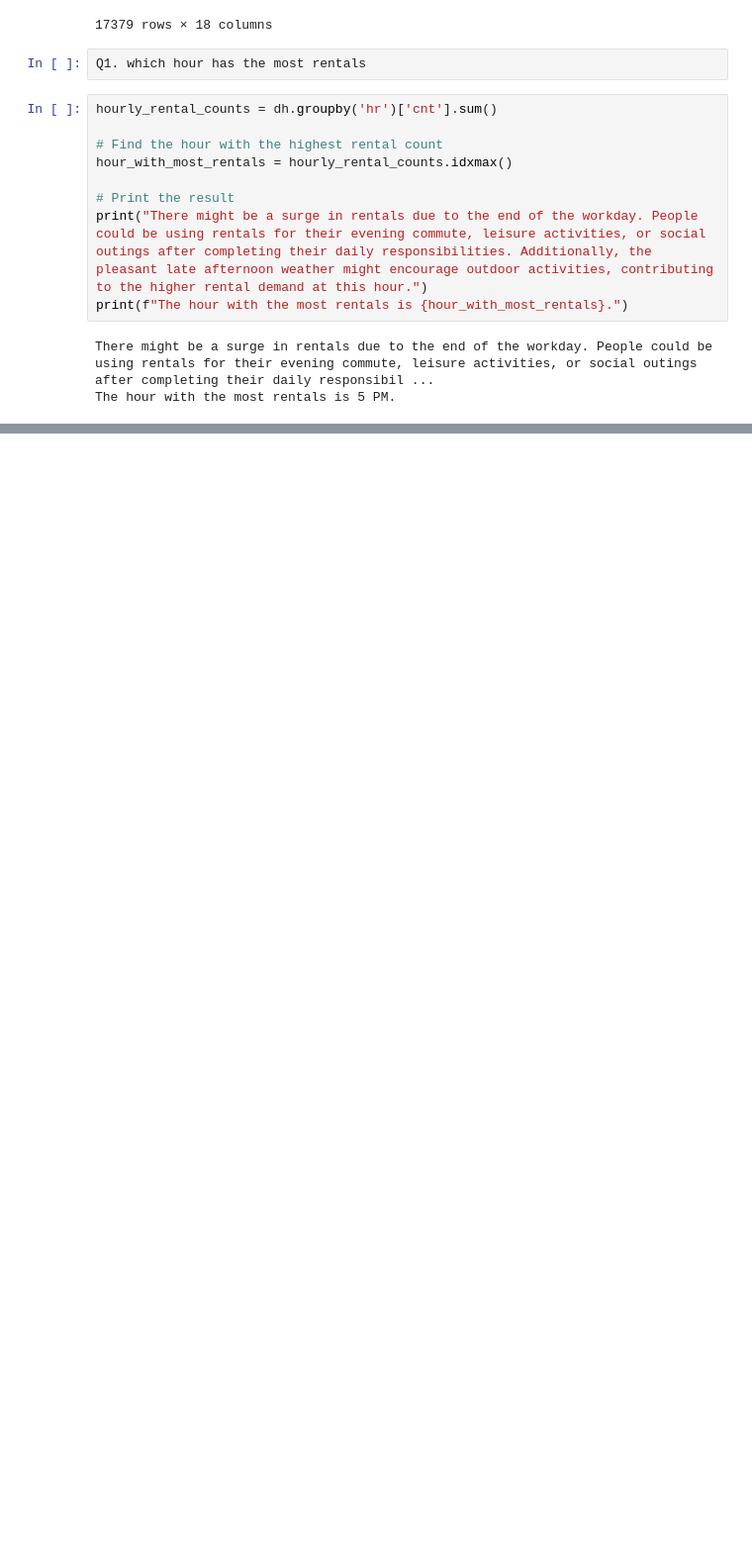
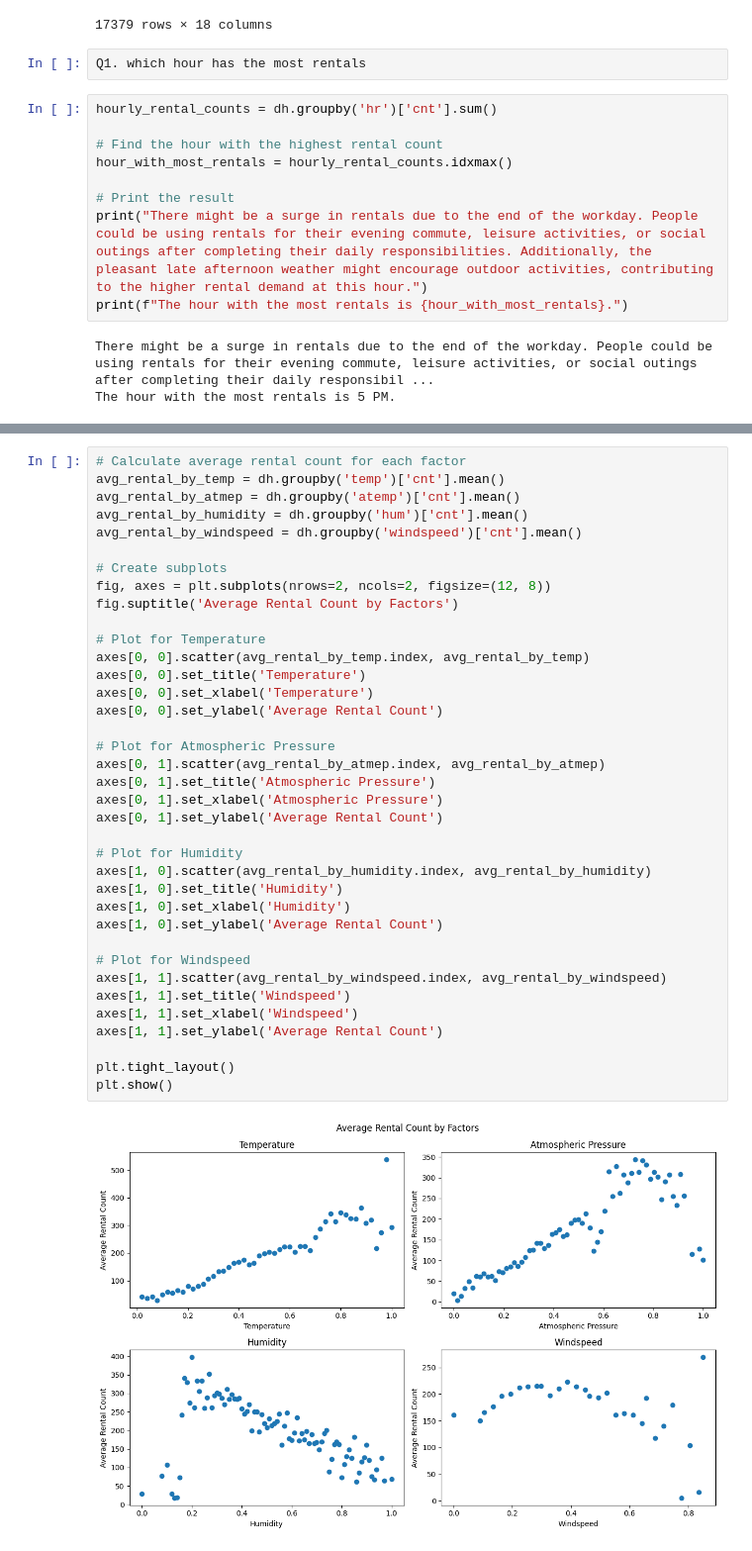
Before and after one commit to Div2707/bike-rental-analysis, a Jupyter notebook: Analysis.ipynb, the cells around one changed output, grey strips where cells are left out. Shown at 99% size. Cells and saved outputs as stored; diff of their text form; blank space fills up the shorter version.

```diff
--- a/Analysis.ipynb
+++ b/Analysis.ipynb
@@ -848,0 +929,39 @@ array([ 0,  1,  2,  3,  4,  5,  6,  7,  8,  9, 10, 11, 12, 13, 14, 15, 16,
+# %%
+# Calculate average rental count for each factor
+avg_rental_by_temp = dh.groupby('temp')['cnt'].mean()
+avg_rental_by_atmep = dh.groupby('atemp')['cnt'].mean()
+avg_rental_by_humidity = dh.groupby('hum')['cnt'].mean()
+avg_rental_by_windspeed = dh.groupby('windspeed')['cnt'].mean()
+
+# Create subplots
+fig, axes = plt.subplots(nrows=2, ncols=2, figsize=(12, 8))
+fig.suptitle('Average Rental Count by Factors')
+
+# Plot for Temperature
+axes[0, 0].scatter(avg_rental_by_temp.index, avg_rental_by_temp)
+axes[0, 0].set_title('Temperature')
+axes[0, 0].set_xlabel('Temperature')
+axes[0, 0].set_ylabel('Average Rental Count')
+
+# Plot for Atmospheric Pressure
+axes[0, 1].scatter(avg_rental_by_atmep.index, avg_rental_by_atmep)
+axes[0, 1].set_title('Atmospheric Pressure')
+axes[0, 1].set_xlabel('Atmospheric Pressure')
+axes[0, 1].set_ylabel('Average Rental Count')
+
+# Plot for Humidity
+axes[1, 0].scatter(avg_rental_by_humidity.index, avg_rental_by_humidity)
+axes[1, 0].set_title('Humidity')
+axes[1, 0].set_xlabel('Humidity')
+axes[1, 0].set_ylabel('Average Rental Count')
+
+# Plot for Windspeed
+axes[1, 1].scatter(avg_rental_by_windspeed.index, avg_rental_by_windspeed)
+axes[1, 1].set_title('Windspeed')
+axes[1, 1].set_xlabel('Windspeed')
+axes[1, 1].set_ylabel('Average Rental Count')
+
+plt.tight_layout()
+plt.show()
+# %% [output]
+[figure, added]
```
Also changed, not shown: parts of 37 cells of this notebook.
